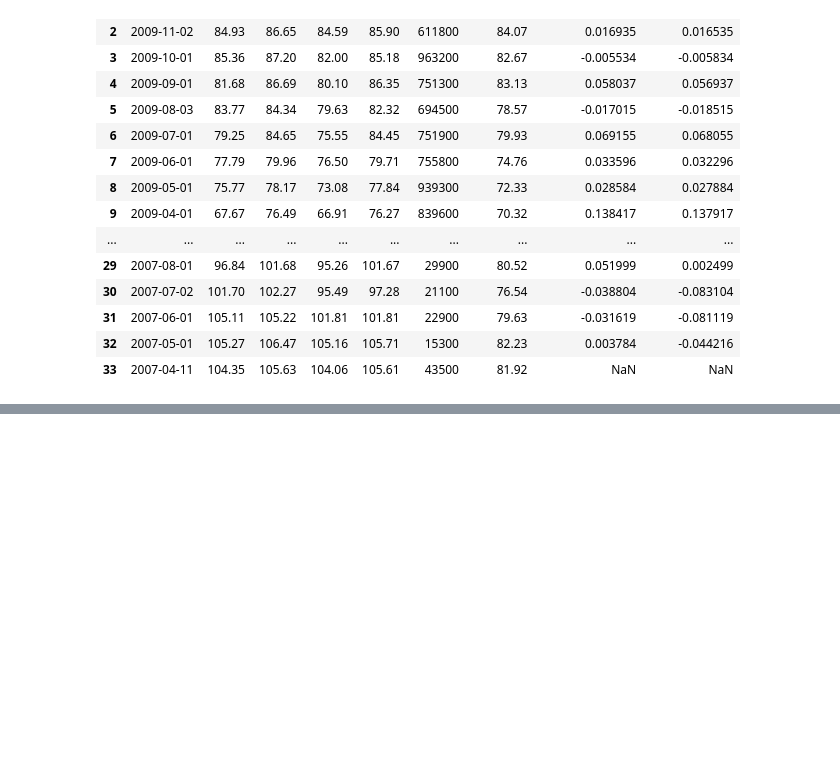
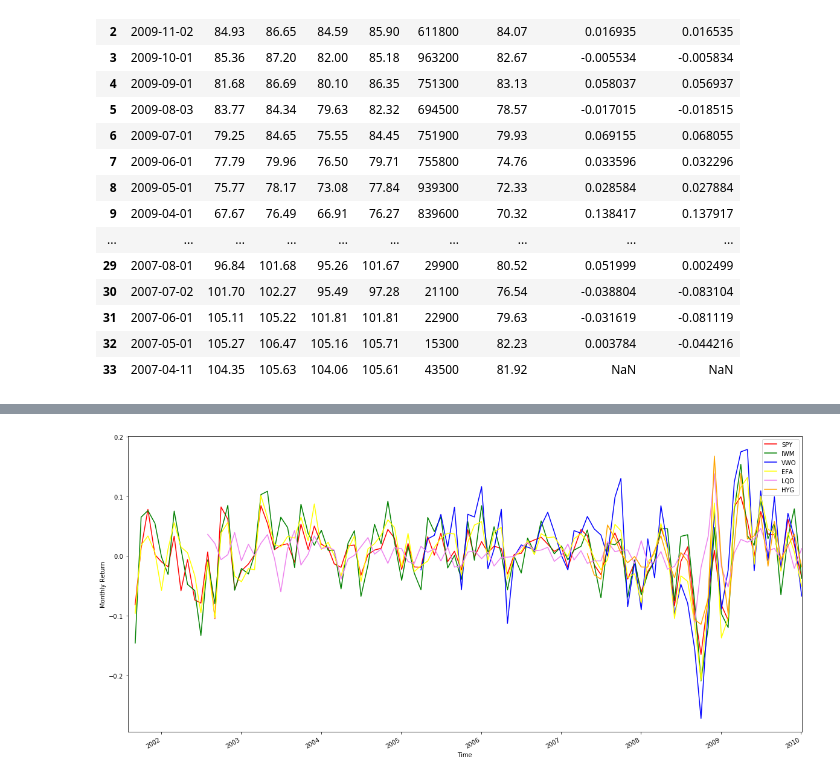
Before and after one commit to portfolioperformance1/project, a Jupyter notebook: portfolio.ipynb, the cells around one changed output, grey strips where cells are left out. Drawn from its saved outputs; the diff is of its cells as text; code cells hidden in the pictures; blank space fills up the shorter version.

```diff
--- a/portfolio.ipynb
+++ b/portfolio.ipynb
@@ -160,0 +161,14 @@ plt.show()
+# %%
+#combined plot
+fig, axes = plt.subplots(nrows=1, ncols=1, figsize=(20, 10))
+spyds.plot(ax=axes,x='Date',y='Monthly Return',legend=True,label="SPY",color="red")
+iwmds.plot(ax=axes,x='Date',y='Monthly Return',legend=True,label="IWM",color="green")
+vwods.plot(ax=axes,x='Date',y='Monthly Return',legend=True,label="VWO",color="blue")
+efads.plot(ax=axes,x='Date',y='Monthly Return',legend=True,label="EFA",color="yellow")
+lqdds.plot(ax=axes,x='Date',y='Monthly Return',legend=True,label="LQD",color="violet")
+hygds.plot(ax=axes,x='Date',y='Monthly Return',legend=True,label="HYG",color="orange")
+axes.set_xlabel("Time")
+axes.set_ylabel("Monthly Return")
+plt.show()
+# %% [output]
+[figure, added]
```
Also changed, not shown: parts of 6 cells of this notebook.
